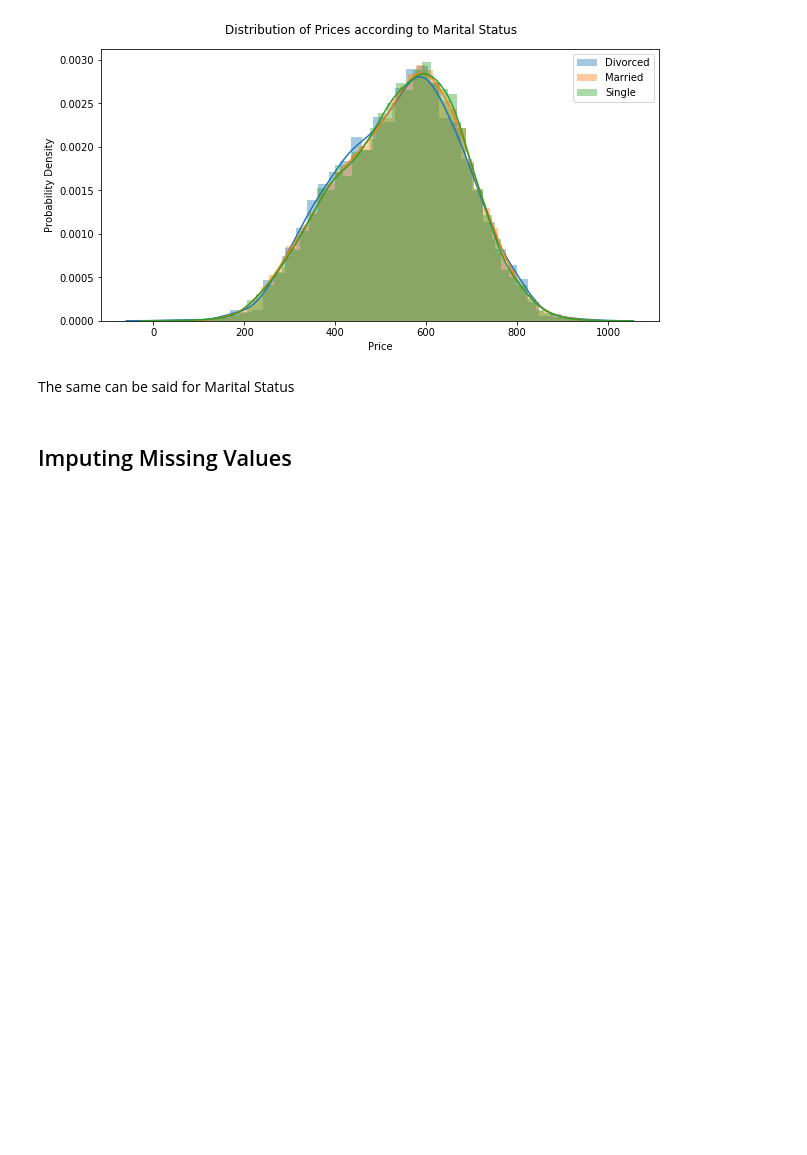
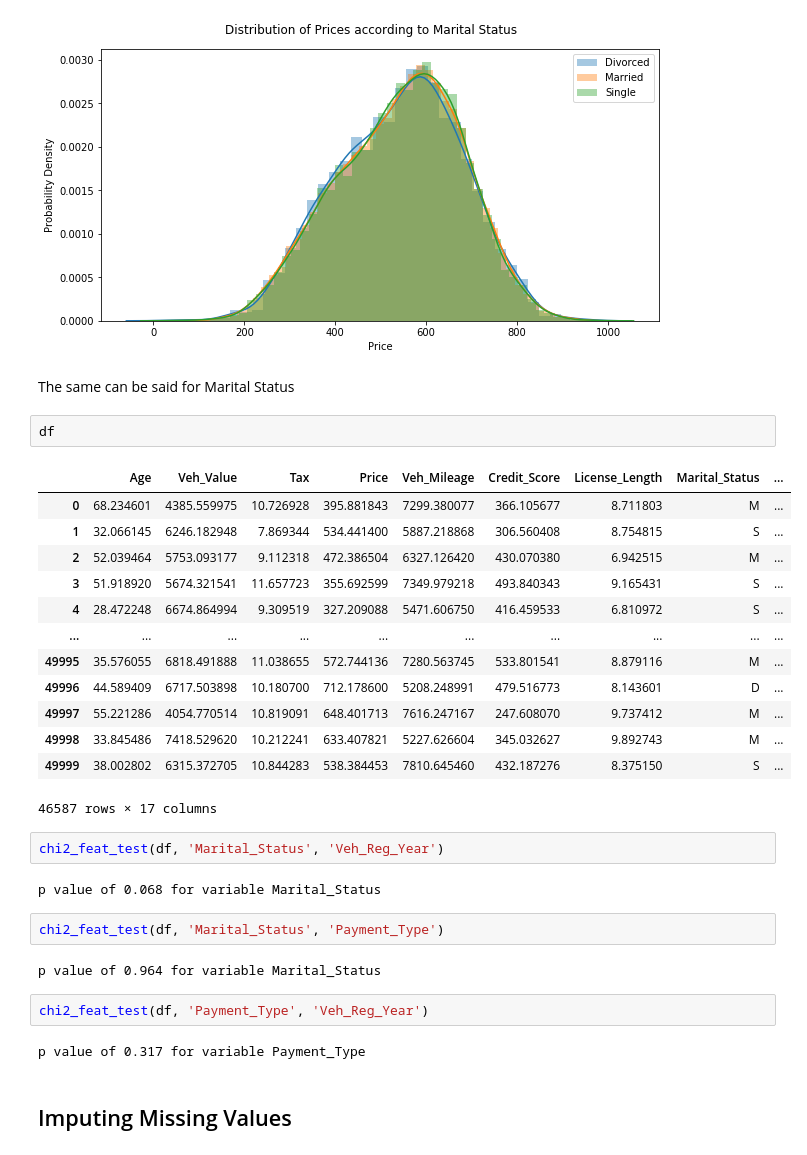
Before and after one commit to shaunmalti/hastings_direct, a Jupyter notebook: Notebook.ipynb, the cells around one changed output. Cells and saved outputs as stored; diff of their text form; blank space fills up the shorter version.

Commit message:
chi test between cat vars

```diff
--- a/Notebook.ipynb
+++ b/Notebook.ipynb
@@ -557,6 +559,34 @@ plt.show()
 [figure]
 # %% [markdown]
 The same can be said for Marital Status
+# %%
+df
+# %% [output]
+|  | Age | Veh_Value | Tax | Price | Veh_Mileage | Credit_Score | License_Length | Marital_Status | ... |
+| 0 | 68.234601 | 4385.559975 | 10.726928 | 395.881843 | 7299.380077 | 366.105677 | 8.711803 | M | ... |
+| 1 | 32.066145 | 6246.182948 | 7.869344 | 534.441400 | 5887.218868 | 306.560408 | 8.754815 | S | ... |
+| 2 | 52.039464 | 5753.093177 | 9.112318 | 472.386504 | 6327.126420 | 430.070380 | 6.942515 | M | ... |
+| 3 | 51.918920 | 5674.321541 | 11.657723 | 355.692599 | 7349.979218 | 493.840343 | 9.165431 | S | ... |
+| 4 | 28.472248 | 6674.864994 | 9.309519 | 327.209088 | 5471.606750 | 416.459533 | 6.810972 | S | ... |
+| ... | ... | ... | ... | ... | ... | ... | ... | ... | ... |
+| 49995 | 35.576055 | 6818.491888 | 11.038655 | 572.744136 | 7280.563745 | 533.801541 | 8.879116 | M | ... |
+| 49996 | 44.589409 | 6717.503898 | 10.180700 | 712.178600 | 5208.248991 | 479.516773 | 8.143601 | D | ... |
+| 49997 | 55.221286 | 4054.770514 | 10.819091 | 648.401713 | 7616.247167 | 247.608070 | 9.737412 | M | ... |
+| 49998 | 33.845486 | 7418.529620 | 10.212241 | 633.407821 | 5227.626604 | 345.032627 | 9.892743 | M | ... |
+| 49999 | 38.002802 | 6315.372705 | 10.844283 | 538.384453 | 7810.645460 | 432.187276 | 8.375150 | S | ... |
+46587 rows × 17 columns
+# %%
+chi2_feat_test(df, 'Marital_Status', 'Veh_Reg_Year')
+# %% [output]
+p value of 0.068 for variable Marital_Status
+# %%
+chi2_feat_test(df, 'Marital_Status', 'Payment_Type')
+# %% [output]
+p value of 0.964 for variable Marital_Status
+# %%
+chi2_feat_test(df, 'Payment_Type', 'Veh_Reg_Year')
+# %% [output]
+p value of 0.317 for variable Payment_Type
 # %% [markdown]
 ## Imputing Missing Values
 # %% [markdown]
```
Also changed, not shown: parts of 2 cells of this notebook.
